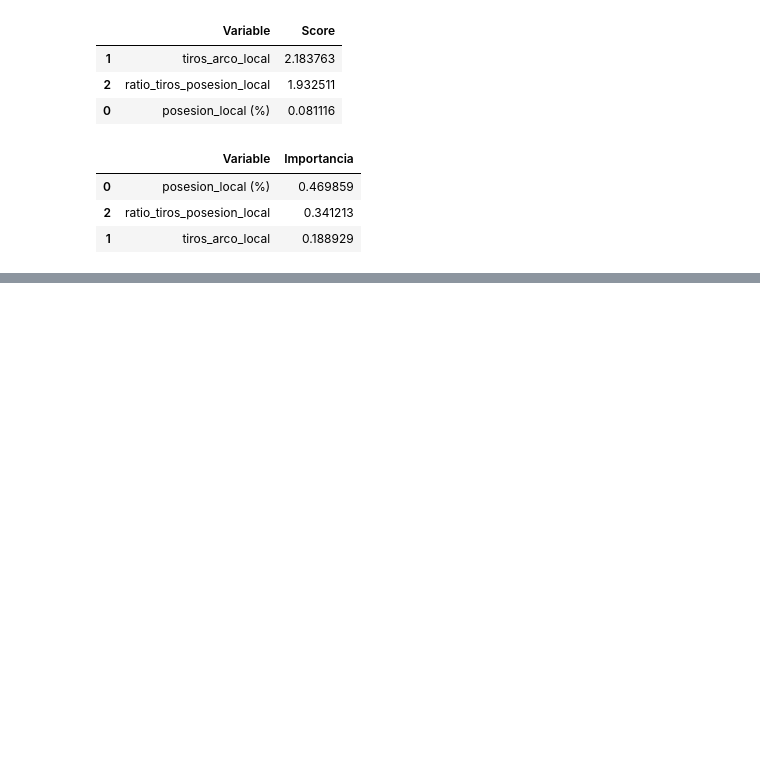
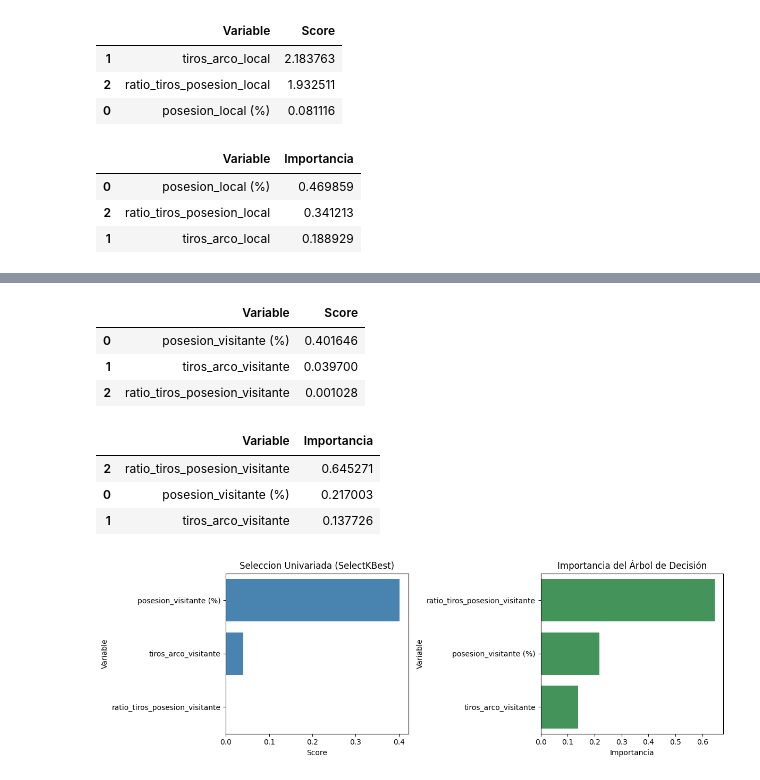
Before and after one commit to kevin-dulche/Fundamentos_Machine_Learning, a Jupyter notebook: Contenido/03_Ingenieria_de_Caracteristicas/02_Seleccion_de_caracteristicas.ipynb, the cells around one changed output, grey strips where cells are left out. Saved outputs shown, nothing was run; the diff lists cells and outputs as text; code cells hidden in the pictures; blank space fills up the shorter version.

Commit message:
Actualizar 02_Seleccion_de_caracteristicas.ipynb

```diff
--- a/Contenido/03_Ingenieria_de_Caracteristicas/02_Seleccion_de_caracteristicas.ipynb
+++ b/Contenido/03_Ingenieria_de_Caracteristicas/02_Seleccion_de_caracteristicas.ipynb
@@ -81,0 +93,56 @@ Passing `palette` without assigning `hue` is deprecated and will be removed in v
+# %%
+from sklearn.feature_selection import SelectKBest, f_regression
+
+# Variables predictoras y objetivo
+X = df_partidos[['posesion_visitante (%)', 'tiros_arco_visitante', 'ratio_tiros_posesion_visitante']]
+y = df_partidos['goles_visitante']
+
+# Seleccionar las 2 mejores variables
+selector = SelectKBest(score_func=f_regression, k=2)
+X_new = selector.fit_transform(X, y)
+
+# Resultados ordenados por relevancia
+scores = selector.scores_
+variables = X.columns
+
+resultados = pd.DataFrame({'Variable': variables, 'Score': scores}).sort_values(by='Score', ascending=False)
+resultados
+# %% [output]
+|  | Variable | Score |
+| 0 | posesion_visitante (%) | 0.401646 |
+| 1 | tiros_arco_visitante | 0.039700 |
+| 2 | ratio_tiros_posesion_visitante | 0.001028 |
+# %%
+from sklearn.tree import DecisionTreeRegressor
+
+# Entrenar el arbol de decisión para medir la importancia de las características
+modelo_arbol = DecisionTreeRegressor(random_state=42)
+modelo_arbol.fit(X, y)
+
+# Importancia calculada por el modelo
+importancia = modelo_arbol.feature_importances_
+
+resultado_importancia = pd.DataFrame({'Variable': variables, 'Importancia': importancia}).sort_values(by='Importancia', ascending=False)
+resultado_importancia
+# %% [output]
+|  | Variable | Importancia |
+| 2 | ratio_tiros_posesion_visitante | 0.645271 |
+| 0 | posesion_visitante (%) | 0.217003 |
+| 1 | tiros_arco_visitante | 0.137726 |
+# %%
+import matplotlib.pyplot as plt
+import seaborn as sns
+
+fig, ax = plt.subplots(1, 2, figsize=(12, 4))
+
+# Gráfica SelectKBest (análisis univariado)
+sns.barplot(x='Score', y='Variable', data=resultados, ax=ax[0], palette='Blues_d', hue=False, legend=False)
+ax[0].set_title('Seleccion Univariada (SelectKBest)')
+
+# Gráfica Importancia del Árbol de Decisión
+sns.barplot(x='Importancia', y='Variable', data=resultado_importancia, ax=ax[1], palette='Greens_d', hue=False, legend=False)
+ax[1].set_title('Importancia del Árbol de Decisión')
+plt.tight_layout()
+plt.show()
+# %% [output]
+[figure, added]
```
Also changed, not shown: parts of 2 cells of this notebook.
